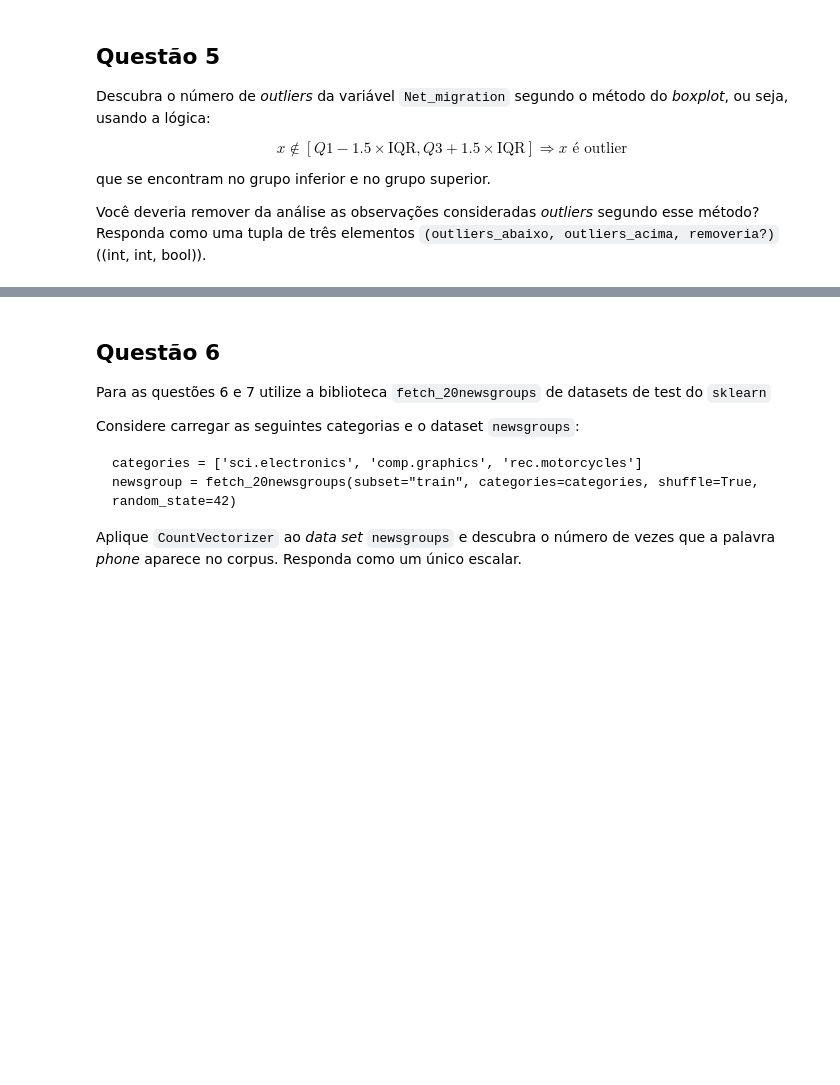
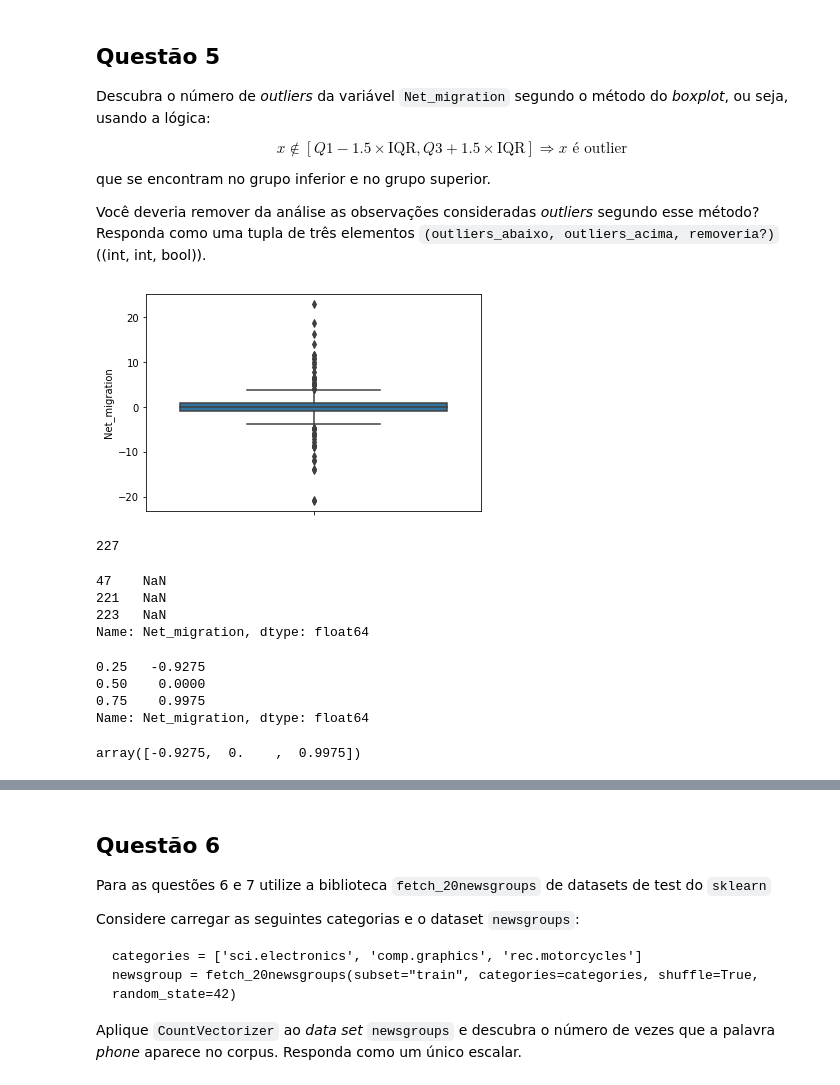
Before and after one commit to rodrigo-segui/AceleradevDataScience, a Jupyter notebook: Desafio5/main.ipynb, the cells around one changed output, grey strips where cells are left out. Cells and saved outputs as stored; diff of their text form; code cells hidden in the pictures; blank space fills up the shorter version.

```diff
--- a/Desafio5/main.ipynb
+++ b/Desafio5/main.ipynb
@@ -275,0 +308,16 @@ def q5():
+# %%
+sns.boxplot(countries.Net_migration, orient="vertical");
+# %% [output]
+[figure, added]
+# %%
+len(countries.Net_migration)
+# %% [output]
+227
+# %%
+n = countries.Net_migration[countries.Net_migration.isnull() == True]
+n
+# %% [output]
+47    NaN
+221   NaN
+223   NaN
+Name: Net_migration, dtype: float64
@@ -275,0 +327,14 @@ def q5():
+# %%
+migration = countries['Net_migration']
+quantile = migration.quantile([0.25, 0.5, 0.75])
+quantile
+# %% [output]
+0.25   -0.9275
+0.50    0.0000
+0.75    0.9975
+Name: Net_migration, dtype: float64
+# %%
+quantiles = np.quantile(countries.Net_migration.dropna(), [0.25, 0.5, 0.75])
+quantiles
+# %% [output]
+array([-0.9275,  0.    ,  0.9975])
```
Also changed, not shown: parts of 38 cells of this notebook, 5 other files.
